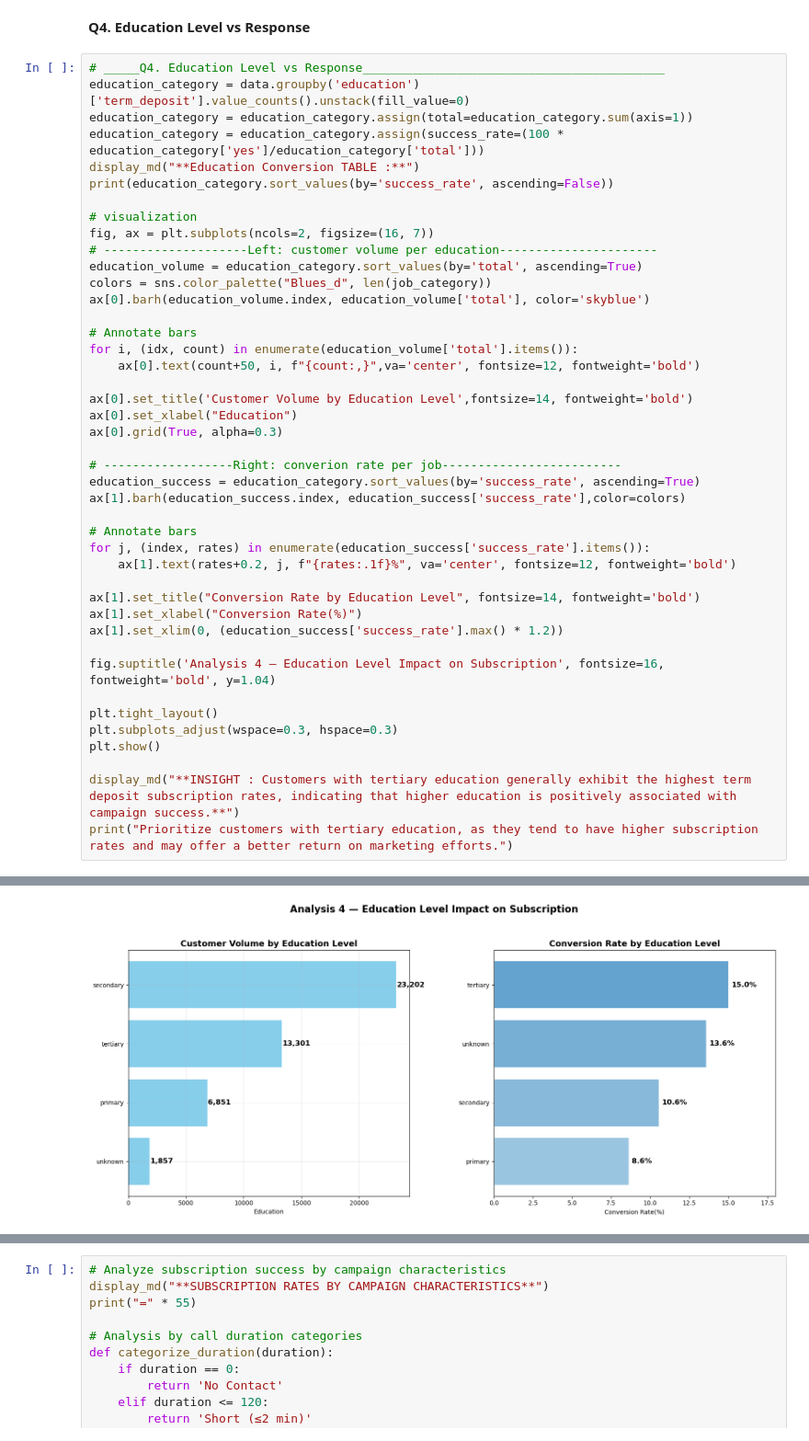
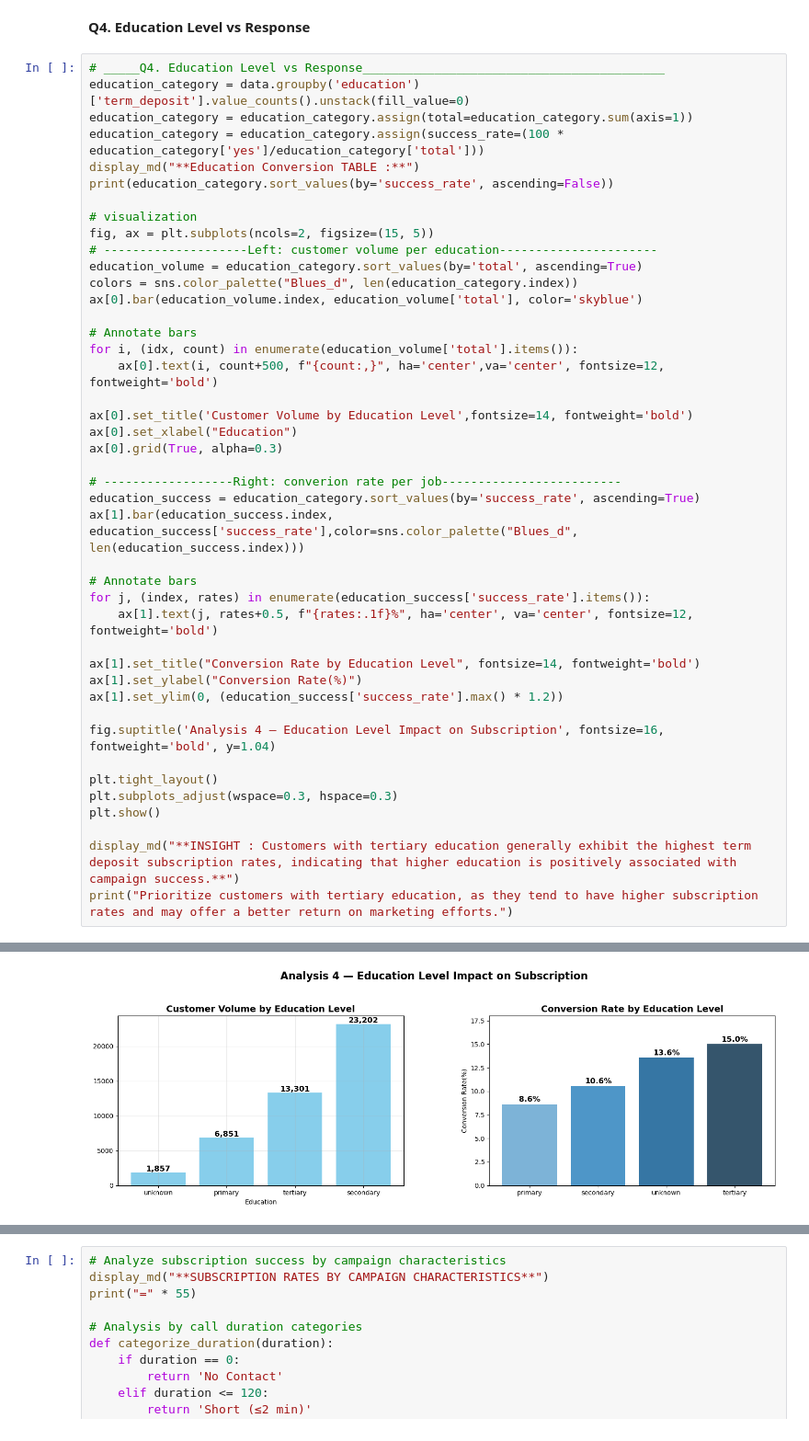
Before and after one commit to annugit1655/Bank-TeleMarketing, a Jupyter notebook: notebooks/02-bivariate-correlation-analysis.ipynb, the cells around one changed output, grey strips where cells are left out. Shown at 92% size. Cells and saved outputs as stored; diff of their text form.

```diff
--- a/notebooks/02-bivariate-correlation-analysis.ipynb
+++ b/notebooks/02-bivariate-correlation-analysis.ipynb
@@ -440,48 +440,48 @@ display_md("**Education Conversion TABLE :**")
 print(education_category.sort_values(by='success_rate', ascending=False))
 
 # visualization
-fig, ax = plt.subplots(ncols=2, figsize=(16, 7))
+fig, ax = plt.subplots(ncols=2, figsize=(15, 5))
 # --------------------Left: customer volume per education----------------------
 education_volume = education_category.sort_values(by='total', ascending=True)
-colors = sns.color_palette("Blues_d", len(job_category))
-ax[0].barh(education_volume.index, education_volume['total'], color='skyblue')
+colors = sns.color_palette("Blues_d", len(education_category.index))
+ax[0].bar(education_volume.index, education_volume['total'], color='skyblue')
 
 # Annotate bars
 for i, (idx, count) in enumerate(education_volume['total'].items()):
-    ax[0].text(count+50, i, f"{count:,}",va='center', fontsize=12, fontweight='bold')
+    ax[0].text(i, count+500, f"{count:,}", ha='center',va='center', fontsize=12, fontweight='bold')
 
 ax[0].set_title('Customer Volume by Education Level',fontsize=14, fontweight='bold')
 ax[0].set_xlabel("Education")
 ax[0].grid(True, alpha=0.3)
 
 # ------------------Right: converion rate per job-------------------------
 education_success = education_category.sort_values(by='success_rate', ascending=True)
-ax[1].barh(education_success.index, education_success['success_rate'],color=colors)
+ax[1].bar(education_success.index, education_success['success_rate'],color=sns.color_palette("Blues_d", len(education_success.index)))
 
 # Annotate bars
 for j, (index, rates) in enumerate(education_success['success_rate'].items()):
-    ax[1].text(rates+0.2, j, f"{rates:.1f}%", va='center', fontsize=12, fontweight='bold')
+    ax[1].text(j, rates+0.5, f"{rates:.1f}%", ha='center', va='center', fontsize=12, fontweight='bold')
 
 ax[1].set_title("Conversion Rate by Education Level", fontsize=14, fontweight='bold')
-ax[1].set_xlabel("Conversion Rate(%)")
-ax[1].set_xlim(0, (education_success['success_rate'].max() * 1.2))
+ax[1].set_ylabel("Conversion Rate(%)")
+ax[1].set_ylim(0, (education_success['success_rate'].max() * 1.2))
 
 fig.suptitle('Analysis 4 — Education Level Impact on Subscription', fontsize=16, fontweight='bold', y=1.04)
 
 plt.tight_layout()
 plt.subplots_adjust(wspace=0.3, hspace=0.3)
 plt.show()
 
 display_md("**INSIGHT : Customers with tertiary education generally exhibit the highest term deposit subscription rates, indicating that higher education is positively associated with campaign success.**")
 print("Prioritize customers with tertiary education, as they tend to have higher subscription rates and may offer a better return on marketing efforts.")
 # %% [output]
 **Education Conversion TABLE :**
 term_deposit     no   yes  total  success_rate
 education
 tertiary      11305  1996  13301         15.01
 unknown        1605   252   1857         13.57
 secondary     20752  2450  23202         10.56
 primary        6260   591   6851          8.63
-[figure, old version]
+[figure, new version]
 **INSIGHT : Customers with tertiary education generally exhibit the highest term deposit subscription rates, indicating that higher education is positively associated with campaign success.**
 Prioritize customers with tertiary education, as they tend to have higher subscription rates and may offer a better return on marketing efforts.
```
Also changed, not shown: parts of 9 cells of this notebook.
